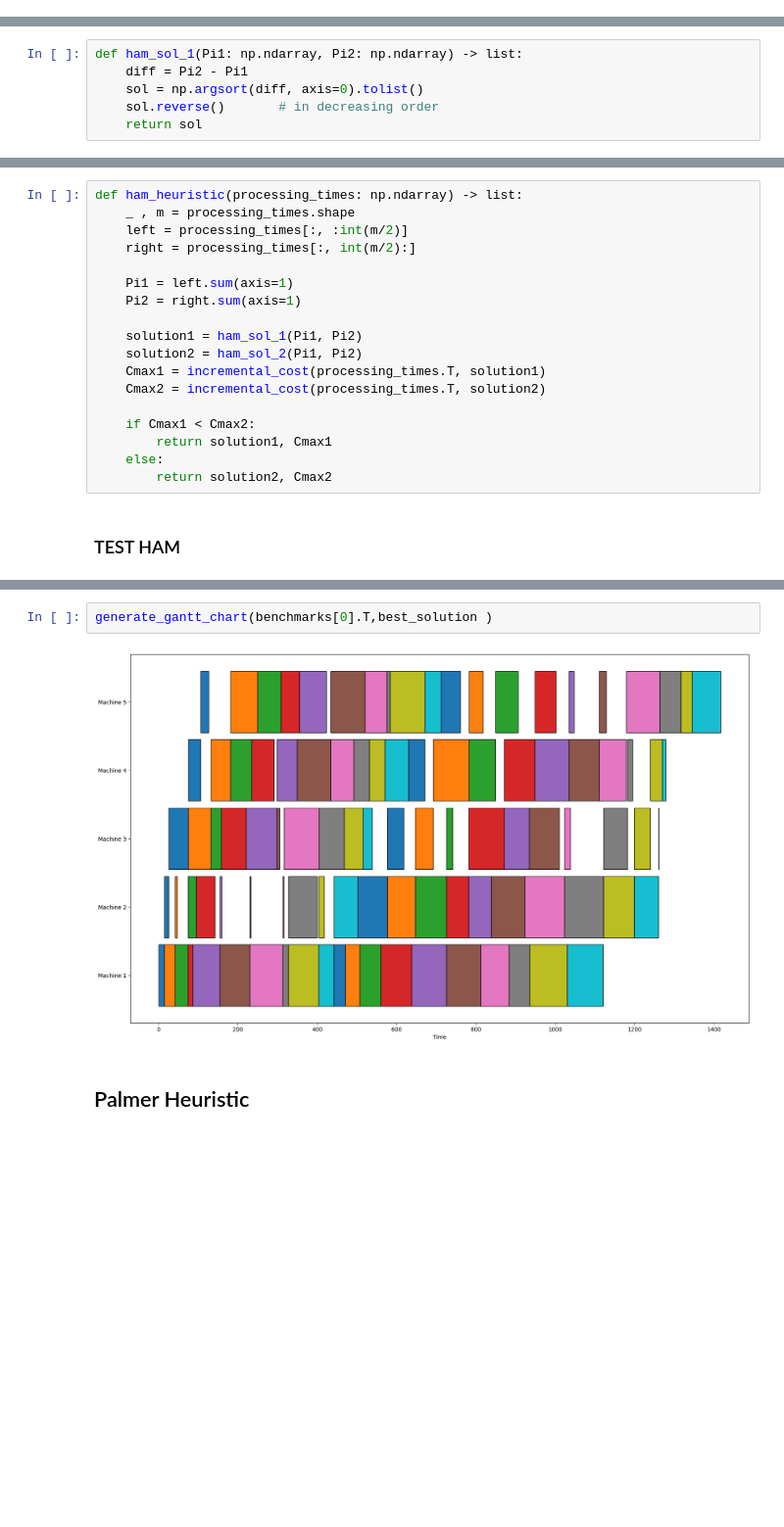
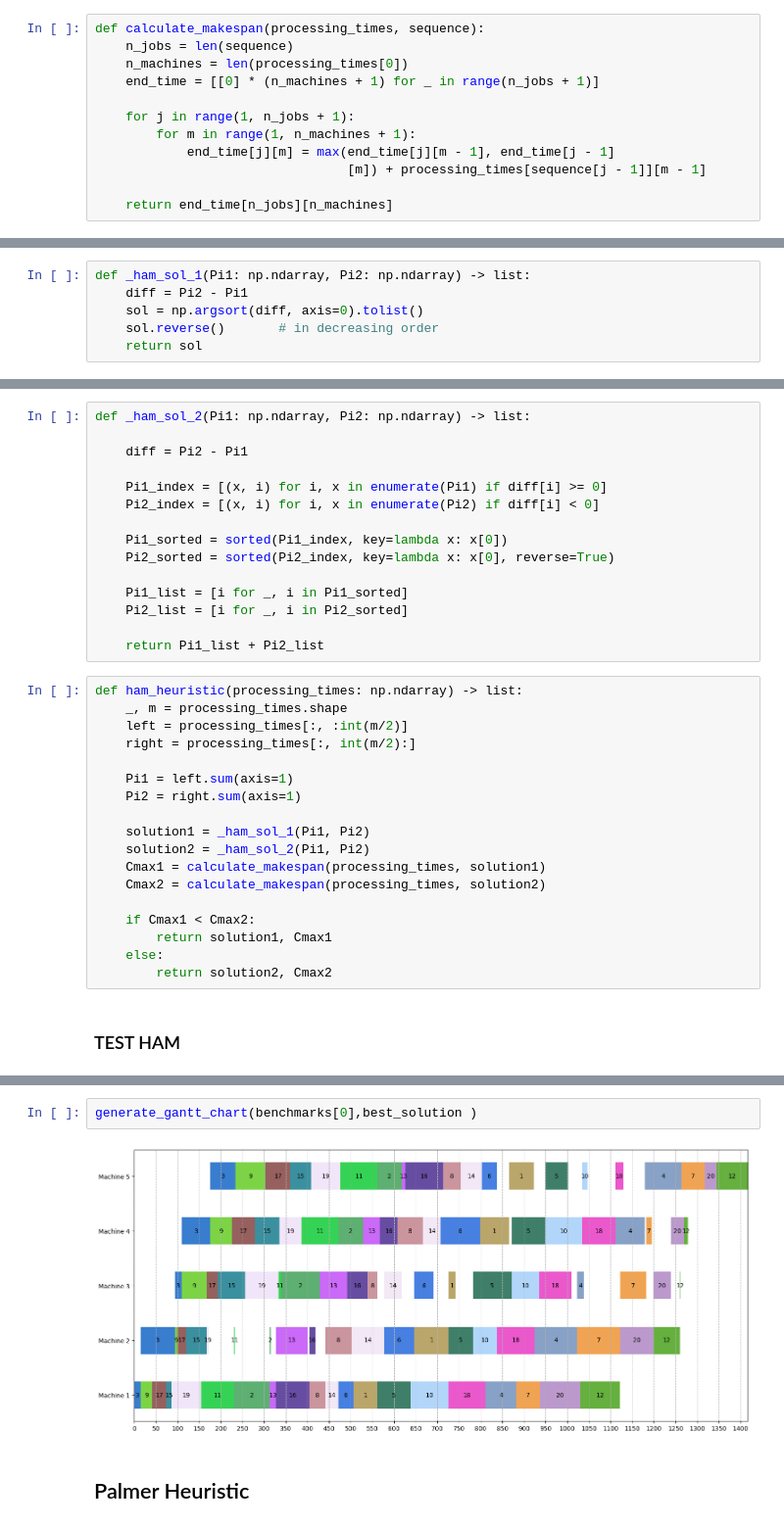
Before and after one commit to MarouaneBenbetka/Flow-Shop-Problem, a Jupyter notebook: Lab2/heuristics.ipynb, the cells around one changed output, grey strips where cells are left out. Shown at 98% size. Saved outputs shown, nothing was run; the diff lists cells and outputs as text; blank space fills up the shorter version.

```diff
--- a/Lab2/heuristics.ipynb
+++ b/Lab2/heuristics.ipynb
@@ -57,2 +36,14 @@ def incremental_cost(machine_job_matrix, jobs_sequence):
+# %%
+def calculate_makespan(processing_times, sequence):
+    n_jobs = len(sequence)
+    n_machines = len(processing_times[0])
+    end_time = [[0] * (n_machines + 1) for _ in range(n_jobs + 1)]
+
+    for j in range(1, n_jobs + 1):
+        for m in range(1, n_machines + 1):
+            end_time[j][m] = max(end_time[j][m - 1], end_time[j - 1]
+                                 [m]) + processing_times[sequence[j - 1]][m - 1]
+
+    return end_time[n_jobs][n_machines]
 # %% [markdown]
 ### Gantt graph generator
@@ -278,5 +296,5 @@ def indices_from_list_values(master: np.ndarray, values: list) -> list:
 # %%
-def ham_sol_1(Pi1: np.ndarray, Pi2: np.ndarray) -> list:
+def _ham_sol_1(Pi1: np.ndarray, Pi2: np.ndarray) -> list:
     diff = Pi2 - Pi1
     sol = np.argsort(diff, axis=0).tolist()
     sol.reverse()       # in decreasing order
@@ -301,16 +302,31 @@ def ham_sol_2(Pi1: np.ndarray, Pi2: np.ndarray) -> list:
+# %%
+def _ham_sol_2(Pi1: np.ndarray, Pi2: np.ndarray) -> list:
+
+    diff = Pi2 - Pi1
+
+    Pi1_index = [(x, i) for i, x in enumerate(Pi1) if diff[i] >= 0]
+    Pi2_index = [(x, i) for i, x in enumerate(Pi2) if diff[i] < 0]
+
+    Pi1_sorted = sorted(Pi1_index, key=lambda x: x[0])
+    Pi2_sorted = sorted(Pi2_index, key=lambda x: x[0], reverse=True)
+
+    Pi1_list = [i for _, i in Pi1_sorted]
+    Pi2_list = [i for _, i in Pi2_sorted]
+
+    return Pi1_list + Pi2_list
 # %%
 def ham_heuristic(processing_times: np.ndarray) -> list:
-    _ , m = processing_times.shape
+    _, m = processing_times.shape
     left = processing_times[:, :int(m/2)]
     right = processing_times[:, int(m/2):]
 
     Pi1 = left.sum(axis=1)
     Pi2 = right.sum(axis=1)
 
-    solution1 = ham_sol_1(Pi1, Pi2)
-    solution2 = ham_sol_2(Pi1, Pi2)
-    Cmax1 = incremental_cost(processing_times.T, solution1)
-    Cmax2 = incremental_cost(processing_times.T, solution2)
+    solution1 = _ham_sol_1(Pi1, Pi2)
+    solution2 = _ham_sol_2(Pi1, Pi2)
+    Cmax1 = calculate_makespan(processing_times, solution1)
+    Cmax2 = calculate_makespan(processing_times, solution2)
 
     if Cmax1 < Cmax2:
         return solution1, Cmax1
@@ -335,7 +351,7 @@ Best sequence is [2, 8, 16, 14, 18, 10, 1, 12, 15, 7, 13, 5, 0, 4, 9, 17, 3, 6,
 Elapsed time of 0.0 seconds.
 # %%
-generate_gantt_chart(benchmarks[0].T,best_solution )
+generate_gantt_chart(benchmarks[0],best_solution )
 # %% [output]
-[figure, old version]
+[figure, new version]
 # %% [markdown]
 ## Palmer Heuristic
```
Also changed, not shown: parts of 51 cells of this notebook, 1 other file.
